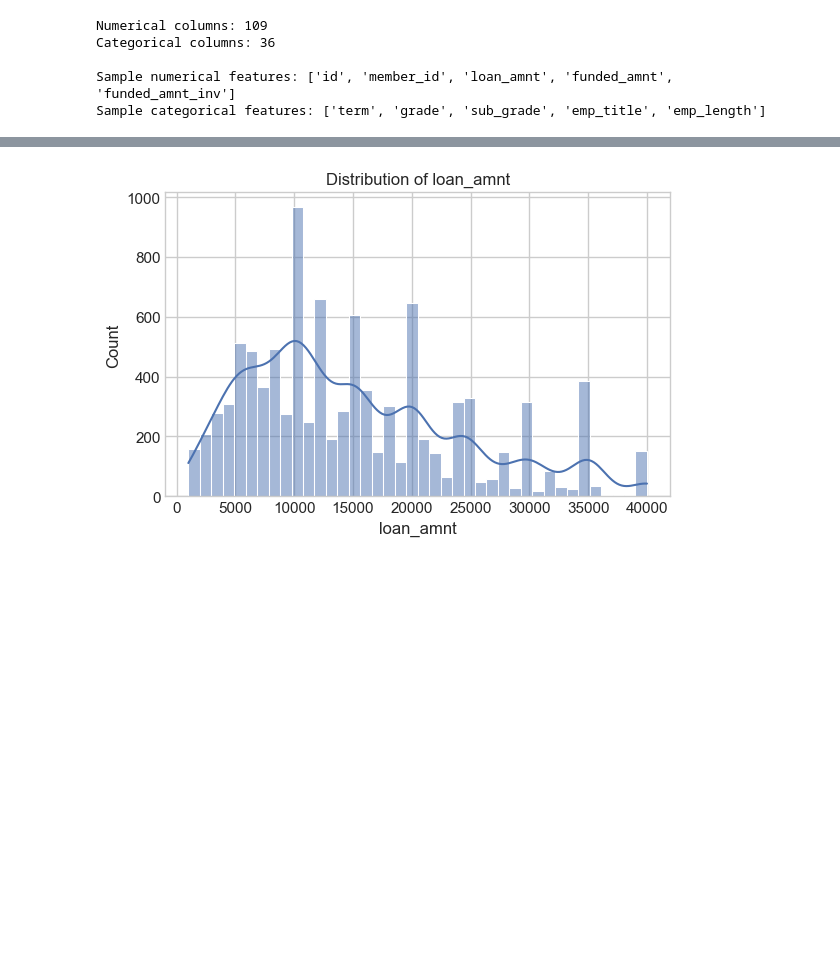
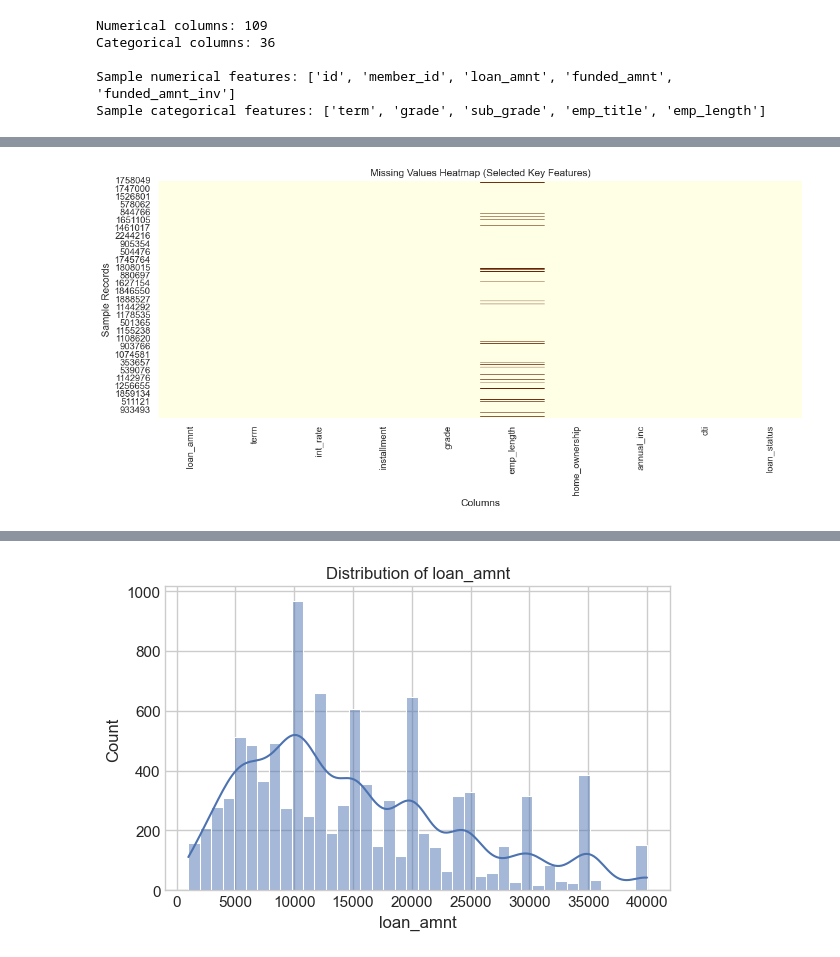
Before and after one commit to EriPardali/MasterThesis_DataEngineering_EleftheriaPardali, a Jupyter notebook: eda_loan_portfolio.ipynb, the cells around one changed output, grey strips where cells are left out. Cells and saved outputs as stored; diff of their text form; code cells hidden in the pictures; blank space fills up the shorter version.

Commit message:
Updated EDA and added Feature Engineering notebook for Lending Club Loan Portfolio

```diff
--- a/eda_loan_portfolio.ipynb
+++ b/eda_loan_portfolio.ipynb
@@ -194,0 +217,16 @@ num_cols = [c for c in num_cols if c not in exclude_cols]
+# %%
+# --- Visual Heatmap of Missing Values ---
+cols_to_plot = [
+    'loan_amnt', 'term', 'int_rate', 'installment', 'grade',
+    'emp_length', 'home_ownership', 'annual_inc', 'dti', 'loan_status'
+]
+
+plt.figure(figsize=(12, 6))
+sns.heatmap(df_sample[cols_to_plot].isnull(), cbar=False, cmap='YlOrBr')
+plt.title('Missing Values Heatmap (Selected Key Features)', fontsize=12)
+plt.xlabel('Columns')
+plt.ylabel('Sample Records')
+plt.tight_layout()
+plt.show()
+# %% [output]
+[figure, added]
```
Also changed, not shown: parts of 13 cells of this notebook, 1 other file.
